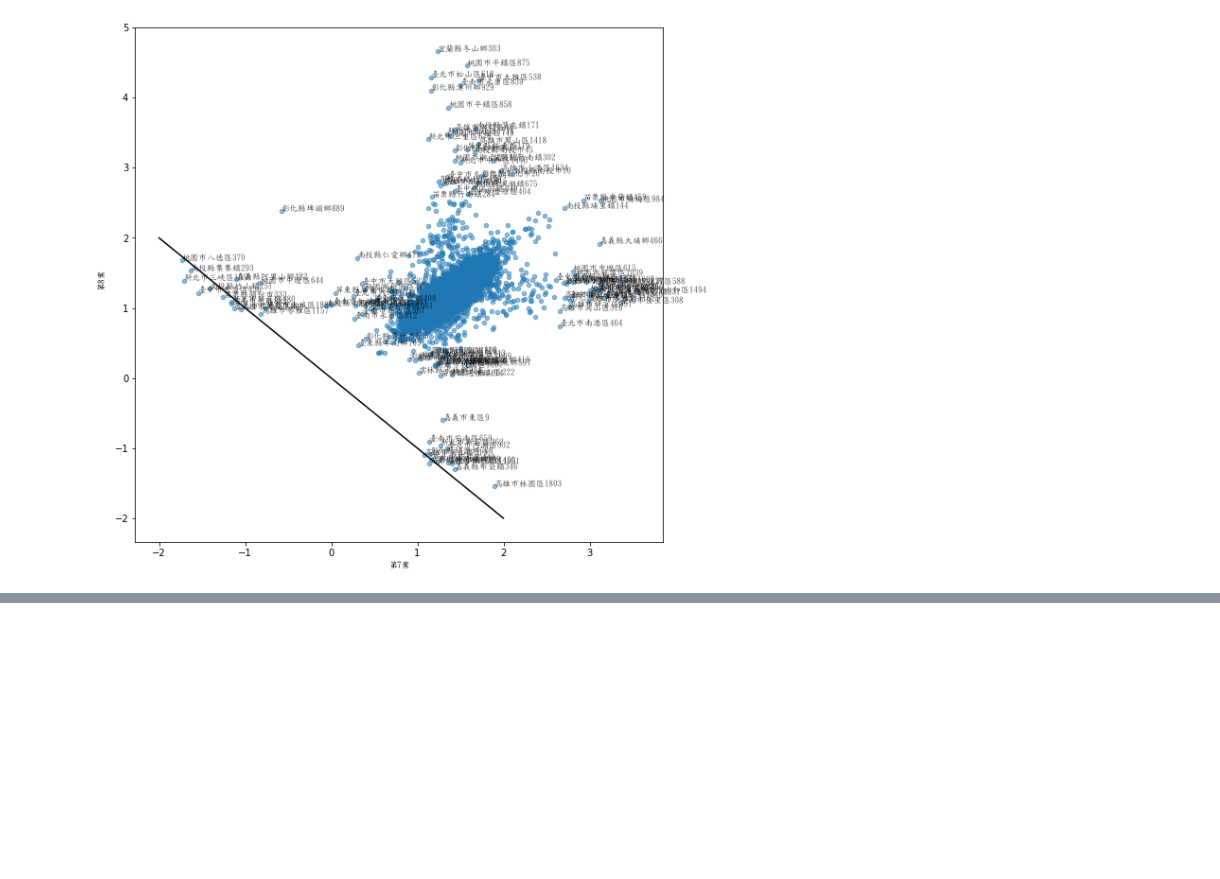
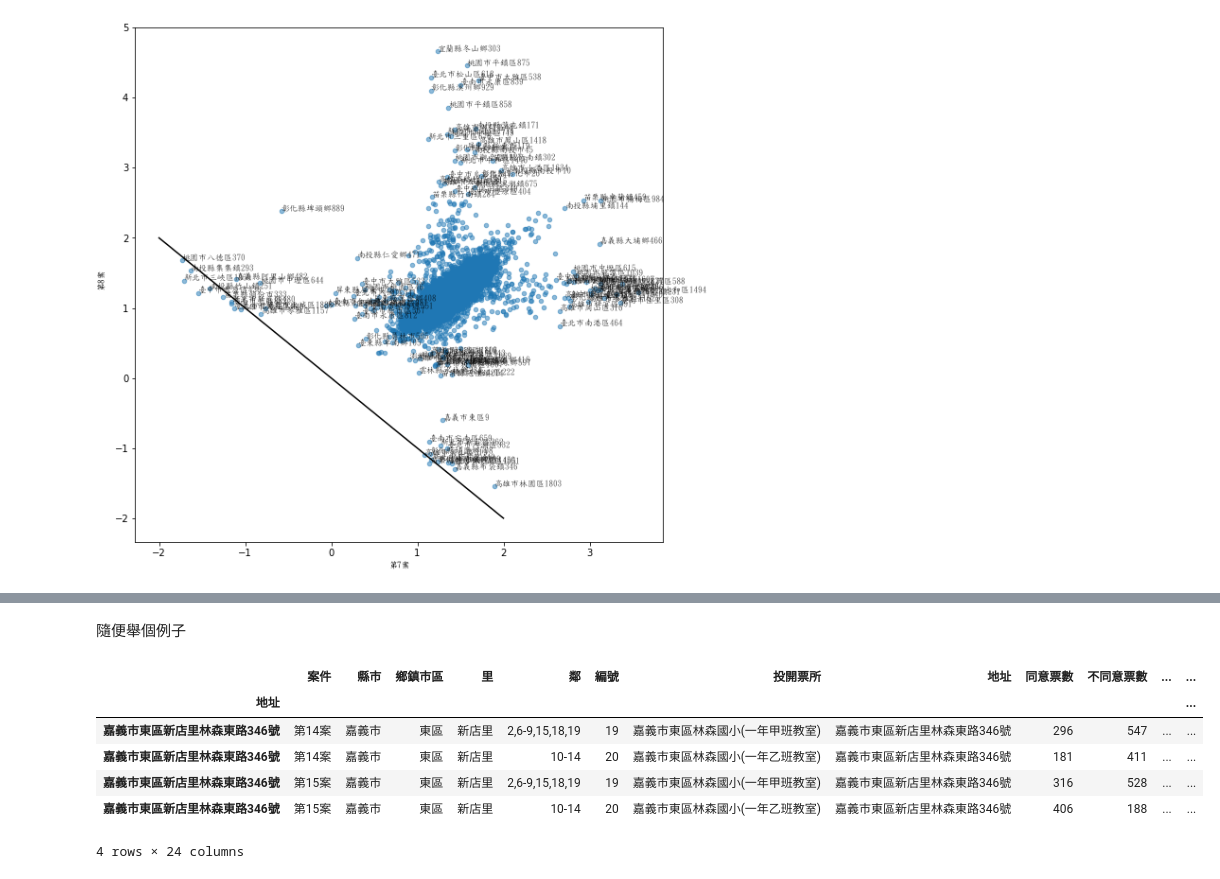
Before and after one commit to shevajia/TaiwanReferendum, a Jupyter notebook: TaiwanReferendum2018.ipynb, the cells around one changed output, grey strips where cells are left out. Cells and saved outputs as stored; diff of their text form; code cells hidden in the pictures; blank space fills up the shorter version.

```diff
--- a/TaiwanReferendum2018.ipynb
+++ b/TaiwanReferendum2018.ipynb
@@ -536,0 +918,2 @@ plt.show()
+# %% [markdown]
+隨便舉個例子
@@ -536,0 +927,10 @@ plt.show()
+# %%
+DF14.loc[ad].append(DF15.loc[ad])
+# %% [output]
+|  | 案件 | 縣市 | 鄉鎮市區 | 里 | 鄰 | 編號 | 投開票所 | 地址 | 同意票數 | 不同意票數 | ... | ... |
+| 地址 |  |  |  |  |  |  |  |  |  |  |  | ... |
+| 嘉義市東區新店里林森東路346號 | 第14案 | 嘉義市 | 東區 | 新店里 | 2,6-9,15,18,19 | 19 | 嘉義市東區林森國小(一年甲班教室) | 嘉義市東區新店里林森東路346號 | 296 | 547 | ... | ... |
+| 嘉義市東區新店里林森東路346號 | 第14案 | 嘉義市 | 東區 | 新店里 | 10-14 | 20 | 嘉義市東區林森國小(一年乙班教室) | 嘉義市東區新店里林森東路346號 | 181 | 411 | ... | ... |
+| 嘉義市東區新店里林森東路346號 | 第15案 | 嘉義市 | 東區 | 新店里 | 2,6-9,15,18,19 | 19 | 嘉義市東區林森國小(一年甲班教室) | 嘉義市東區新店里林森東路346號 | 316 | 528 | ... | ... |
+| 嘉義市東區新店里林森東路346號 | 第15案 | 嘉義市 | 東區 | 新店里 | 10-14 | 20 | 嘉義市東區林森國小(一年乙班教室) | 嘉義市東區新店里林森東路346號 | 406 | 188 | ... | ... |
+4 rows × 24 columns
```
Also changed, not shown: parts of 12 cells of this notebook, 3 other files.
